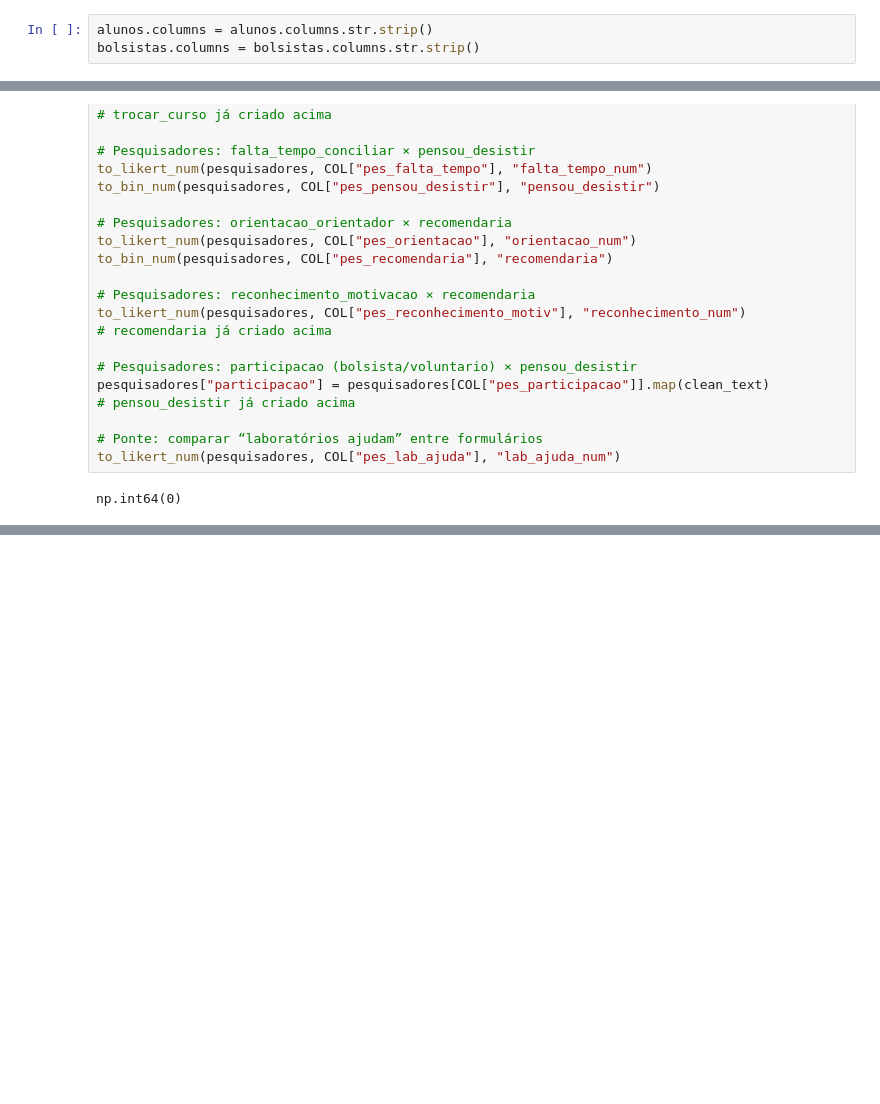
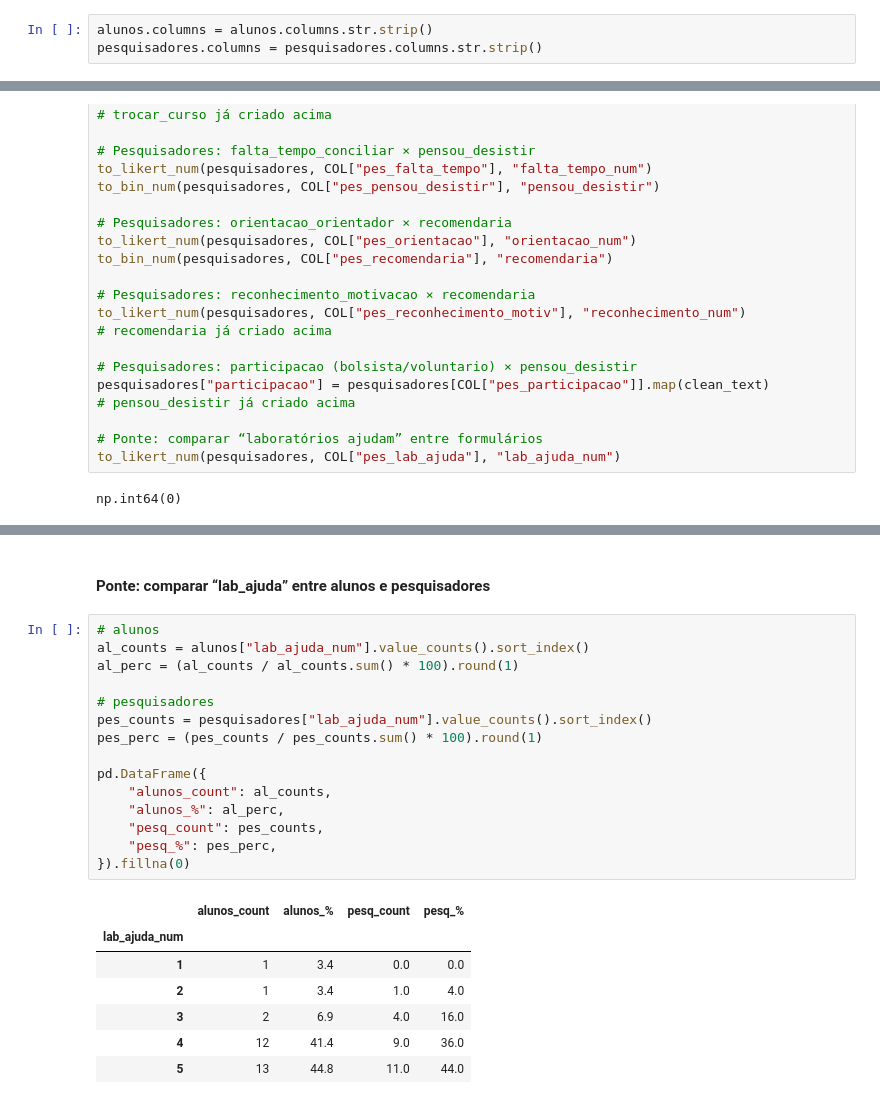
Before and after one commit to Gabriel-c0Nsp/analise-motivacao, a Jupyter notebook: analise-motivacao.ipynb, the cells around one changed output, grey strips where cells are left out. Cells and saved outputs as stored; diff of their text form; blank space fills up the shorter version.

```diff
--- a/analise-motivacao.ipynb
+++ b/analise-motivacao.ipynb
@@ -29,7 +30,7 @@ pesquisadores = pd.read_csv("dados/bolsistas.csv")
 ### Remoção de espaços em branco
 # %%
 alunos.columns = alunos.columns.str.strip()
-bolsistas.columns = bolsistas.columns.str.strip()
+pesquisadores.columns = pesquisadores.columns.str.strip()
 # %% [markdown]
 ### Funções auxiliares
 # %% [markdown]
@@ -179,0 +364,25 @@ np.int64(0)
+# %% [markdown]
+#### Ponte: comparar “lab_ajuda” entre alunos e pesquisadores
+# %%
+# alunos
+al_counts = alunos["lab_ajuda_num"].value_counts().sort_index()
+al_perc = (al_counts / al_counts.sum() * 100).round(1)
+
+# pesquisadores
+pes_counts = pesquisadores["lab_ajuda_num"].value_counts().sort_index()
+pes_perc = (pes_counts / pes_counts.sum() * 100).round(1)
+
+pd.DataFrame({
+    "alunos_count": al_counts,
+    "alunos_%": al_perc,
+    "pesq_count": pes_counts,
+    "pesq_%": pes_perc,
+}).fillna(0)
+# %% [output]
+|  | alunos_count | alunos_% | pesq_count | pesq_% |
+| lab_ajuda_num |  |  |  |  |
+| 1 | 1 | 3.4 | 0.0 | 0.0 |
+| 2 | 1 | 3.4 | 1.0 | 4.0 |
+| 3 | 2 | 6.9 | 4.0 | 16.0 |
+| 4 | 12 | 41.4 | 9.0 | 36.0 |
+| 5 | 13 | 44.8 | 11.0 | 44.0 |
```
Also changed, not shown: parts of 15 cells of this notebook.
